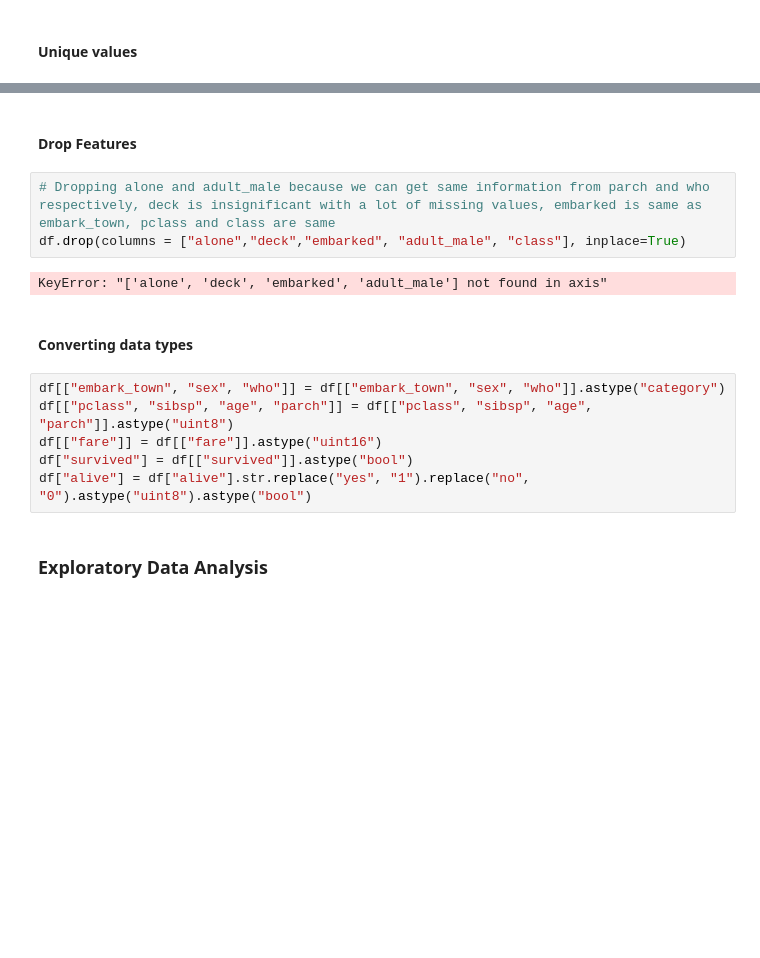
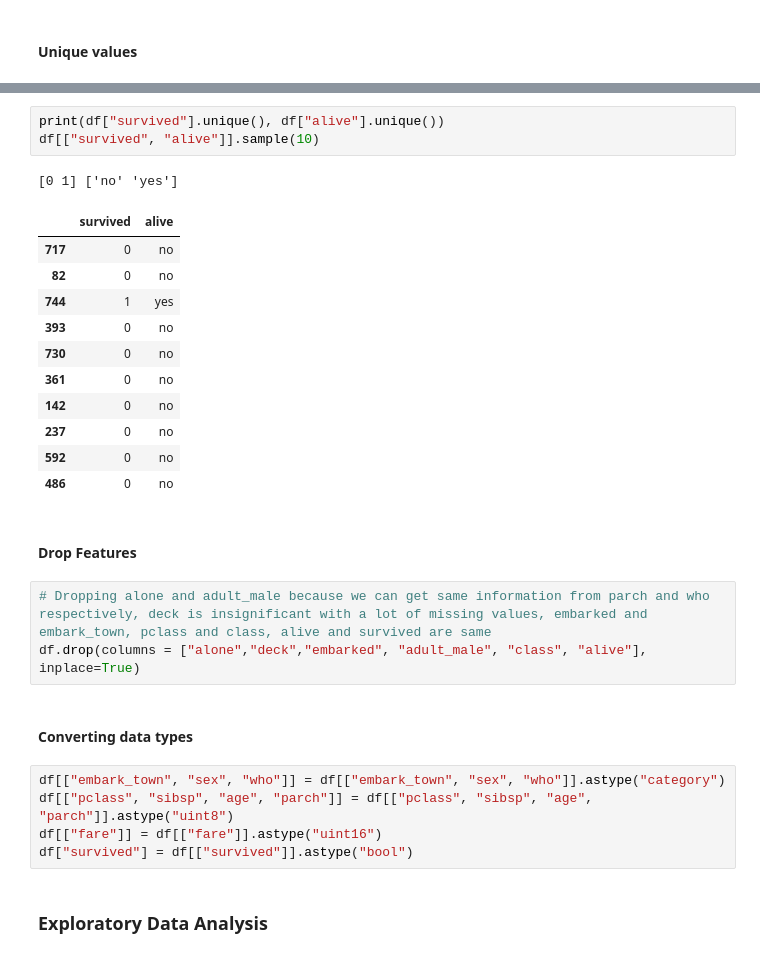
Before and after one commit to ishahzaibkhan/titanic_seaborn, a Jupyter notebook: main.ipynb, the cells around one changed output, grey strips where cells are left out. Cells and saved outputs as stored; diff of their text form; blank space fills up the shorter version.

Commit message:
update unique and drop values

```diff
--- a/main.ipynb
+++ b/main.ipynb
@@ -210,10 +208,24 @@ df[["sibsp", "parch"]].sample(10)
+# %%
+print(df["survived"].unique(), df["alive"].unique())
+df[["survived", "alive"]].sample(10)
+# %% [output]
+[0 1] ['no' 'yes']
+|  | survived | alive |
+| 717 | 0 | no |
+| 82 | 0 | no |
+| 744 | 1 | yes |
+| 393 | 0 | no |
+| 730 | 0 | no |
+| 361 | 0 | no |
+| 142 | 0 | no |
+| 237 | 0 | no |
+| 592 | 0 | no |
+| 486 | 0 | no |
 # %% [markdown]
 #### Drop Features
 # %%
-# Dropping alone and adult_male because we can get same information from parch and who respectively, deck is insignificant with a lot of missing values, embarked is same as embark_town, pclass and class are same
-df.drop(columns = ["alone","deck","embarked", "adult_male", "class"], inplace=True)
+# Dropping alone and adult_male because we can get same information from parch and who respectively, deck is insignificant with a lot of missing values, embarked and embark_town, pclass and class, alive and survived are same
+df.drop(columns = ["alone","deck","embarked", "adult_male", "class", "alive"], inplace=True)
-# %% [output]
-KeyError: "['alone', 'deck', 'embarked', 'adult_male'] not found in axis"
 # %% [markdown]
 #### Converting data types
 # %%
@@ -221,7 +233,6 @@ df[["embark_town", "sex", "who"]] = df[["embark_town", "sex", "who"]].astype("ca
 df[["pclass", "sibsp", "age", "parch"]] = df[["pclass", "sibsp", "age", "parch"]].astype("uint8")
 df[["fare"]] = df[["fare"]].astype("uint16")
 df["survived"] = df[["survived"]].astype("bool")
-df["alive"] = df["alive"].str.replace("yes", "1").replace("no", "0").astype("uint8").astype("bool")
 # %% [markdown]
 ### Exploratory Data Analysis
 # %%
```
Also changed, not shown: parts of 7 cells of this notebook.
